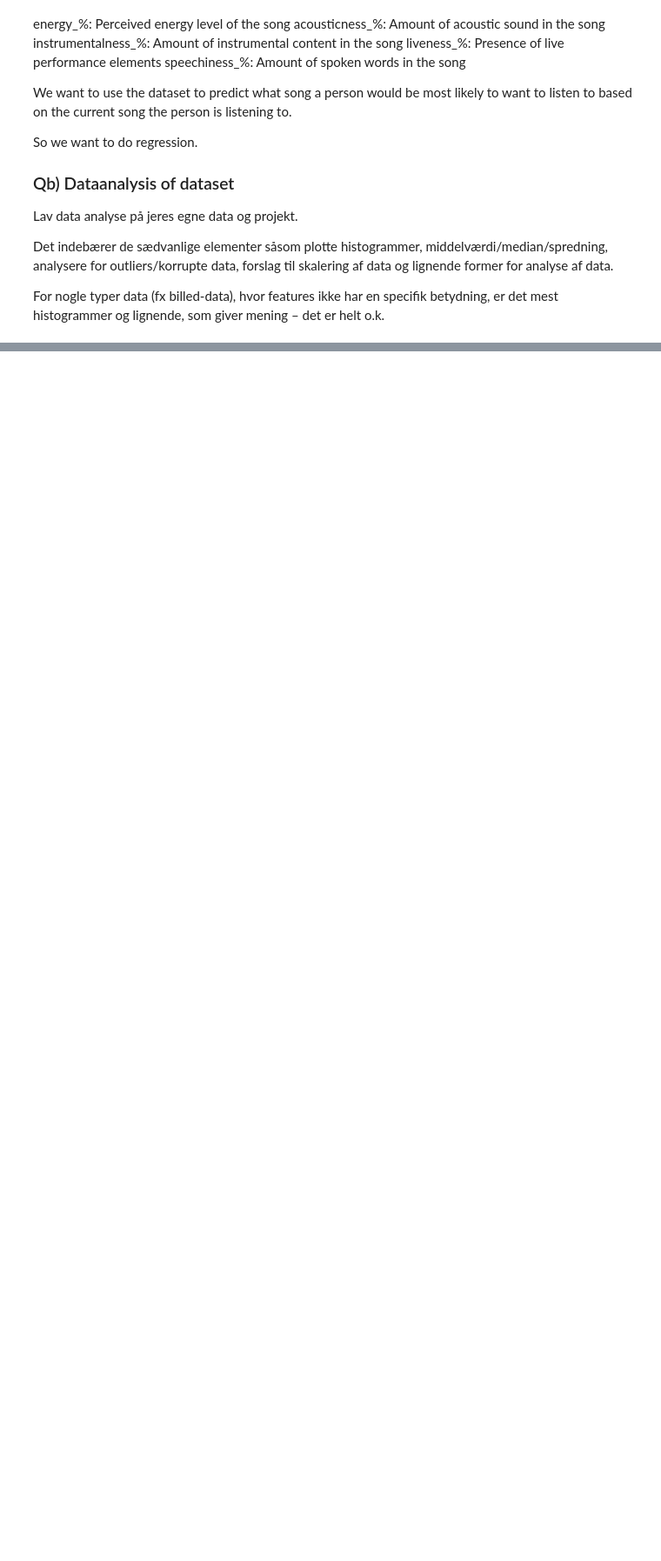
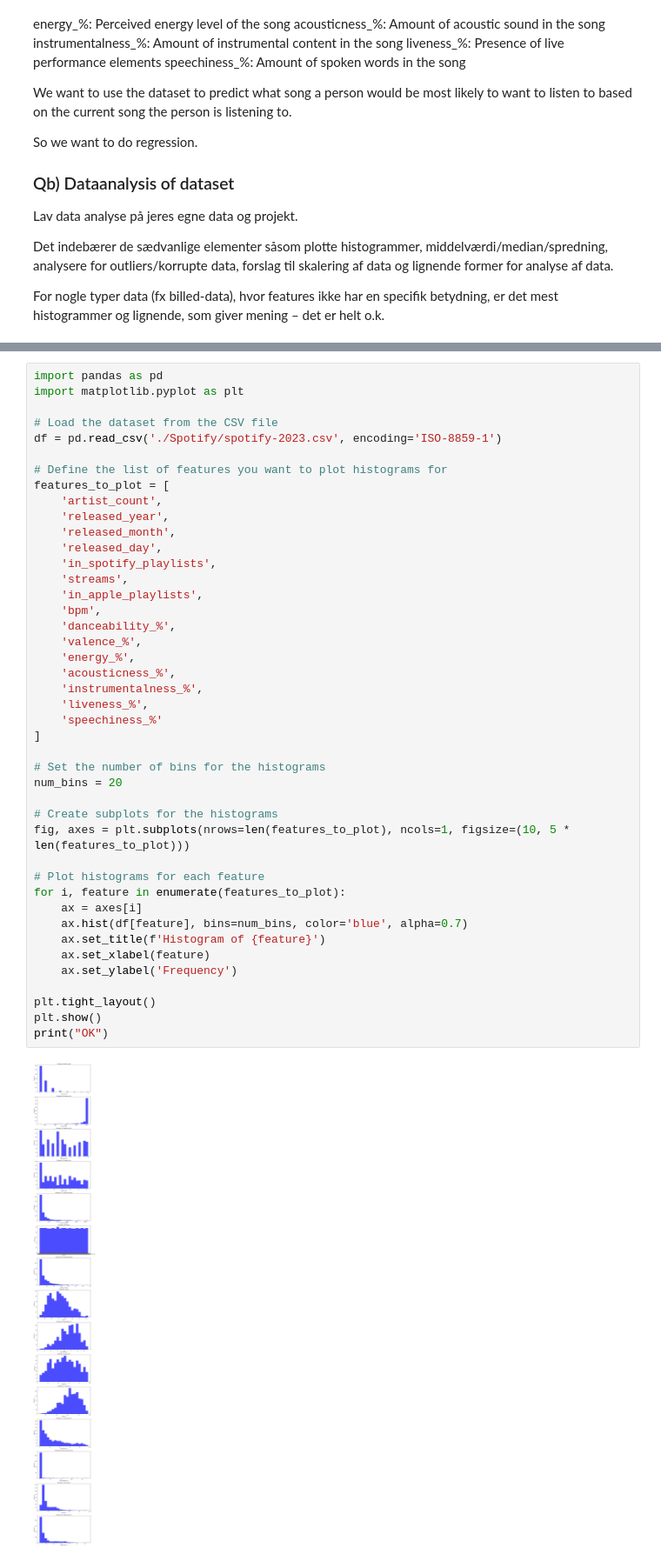
Before and after one commit to MartinStokholm/SWMAL, a Jupyter notebook: Handins/O2/LO4/dataanalyse.ipynb, the cells around one changed output, grey strips where cells are left out. Shown at 87% size. Drawn from its saved outputs; the diff is of its cells as text; blank space fills up the shorter version.

Commit message:
plots

```diff
--- a/Handins/O2/LO4/dataanalyse.ipynb
+++ b/Handins/O2/LO4/dataanalyse.ipynb
@@ -55,0 +100,45 @@ histogrammer og lignende, som giver mening – det er helt o.k.
+# %%
+import pandas as pd
+import matplotlib.pyplot as plt
+
+# Load the dataset from the CSV file
+df = pd.read_csv('./Spotify/spotify-2023.csv', encoding='ISO-8859-1')
+
+# Define the list of features you want to plot histograms for
+features_to_plot = [
+    'artist_count',
+    'released_year',
+    'released_month',
+    'released_day',
+    'in_spotify_playlists',
+    'streams',
+    'in_apple_playlists',
+    'bpm',
+    'danceability_%',
+    'valence_%',
+    'energy_%',
+    'acousticness_%',
+    'instrumentalness_%',
+    'liveness_%',
+    'speechiness_%'
+]
+
+# Set the number of bins for the histograms
+num_bins = 20
+
+# Create subplots for the histograms
+fig, axes = plt.subplots(nrows=len(features_to_plot), ncols=1, figsize=(10, 5 * len(features_to_plot)))
+
+# Plot histograms for each feature
+for i, feature in enumerate(features_to_plot):
+    ax = axes[i]
+    ax.hist(df[feature], bins=num_bins, color='blue', alpha=0.7)
+    ax.set_title(f'Histogram of {feature}')
+    ax.set_xlabel(feature)
+    ax.set_ylabel('Frequency')
+
+plt.tight_layout()
+plt.show()
+print("OK")
+# %% [output]
+[figure, added]
```
Also changed, not shown: parts of 1 cell of this notebook.
